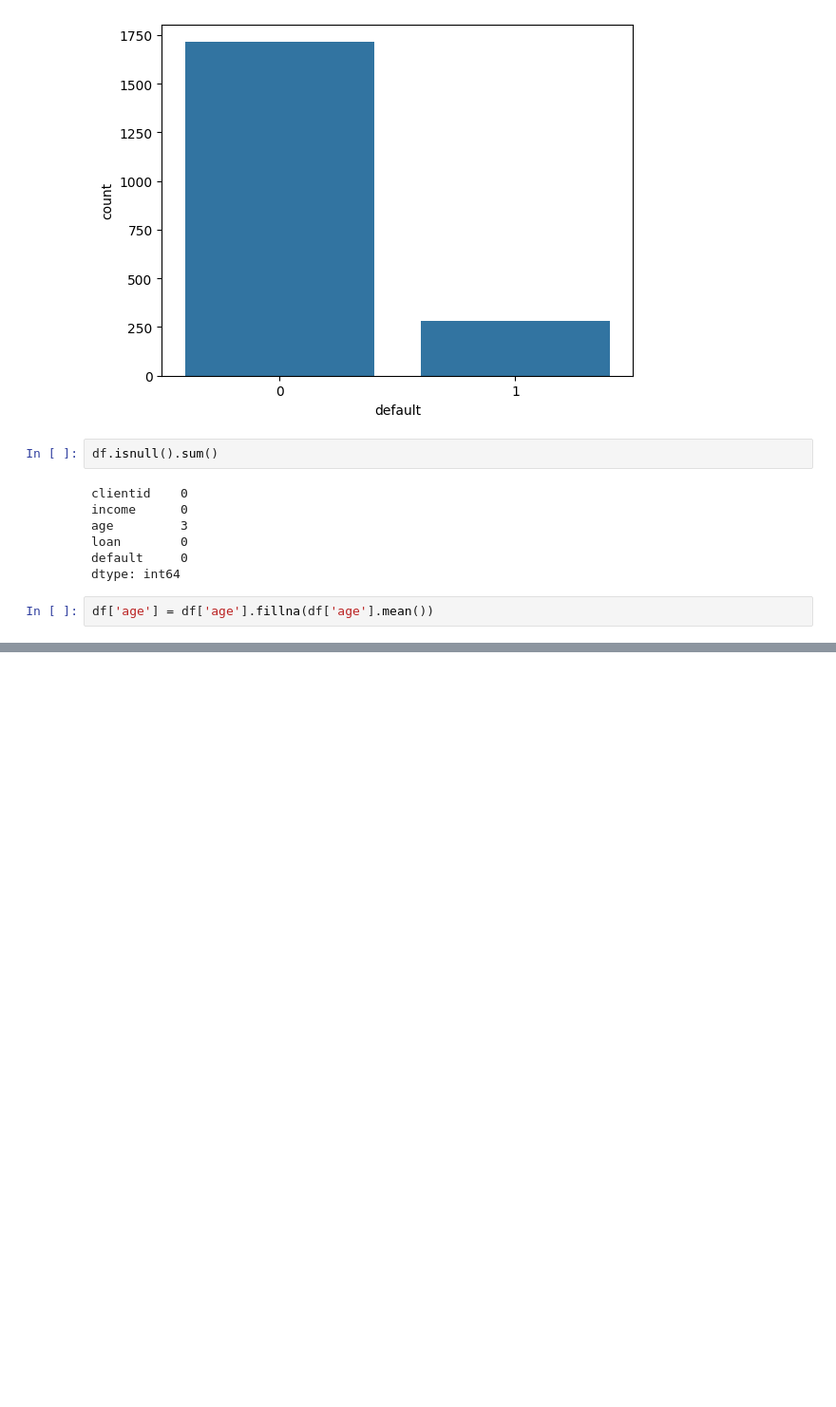
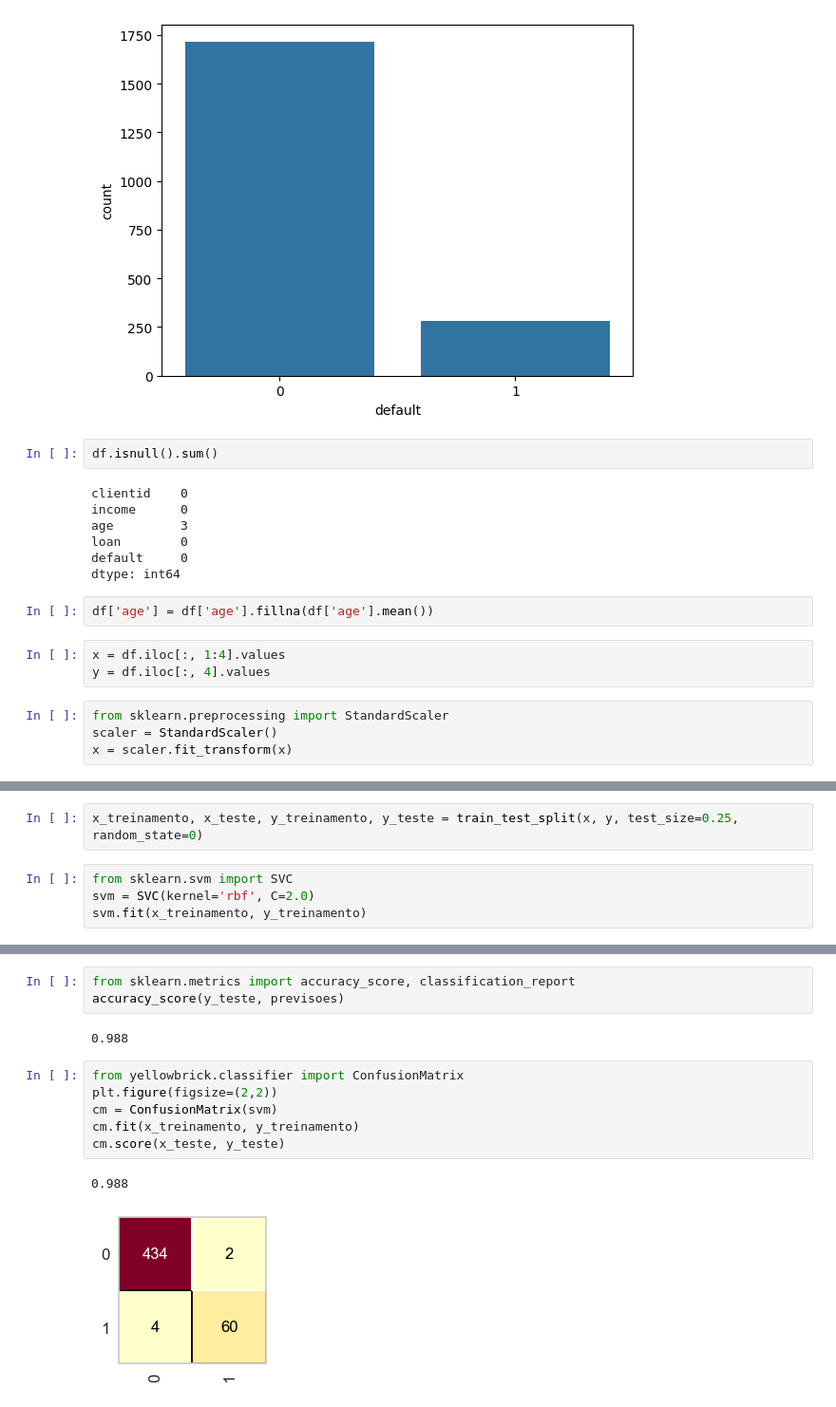
Before and after one commit to taykas/MachineLearning_BOSCH, a Jupyter notebook: credit.ipynb, the cells around one changed output, grey strips where cells are left out. Shown: that part at 95% size. Saved outputs shown, nothing was run; the diff lists cells and outputs as text; blank space fills up the shorter version.

```diff
--- a/credit.ipynb
+++ b/credit.ipynb
@@ -38,3 +38,10 @@ default     0
 dtype: int64
 # %%
 df['age'] = df['age'].fillna(df['age'].mean())
+# %%
+x = df.iloc[:, 1:4].values
+y = df.iloc[:, 4].values
+# %%
+from sklearn.preprocessing import StandardScaler
+scaler = StandardScaler()
+x = scaler.fit_transform(x)
@@ -40,0 +50,6 @@ df['age'] = df['age'].fillna(df['age'].mean())
+# %%
+x_treinamento, x_teste, y_treinamento, y_teste = train_test_split(x, y, test_size=0.25, random_state=0)
+# %%
+from sklearn.svm import SVC
+svm = SVC(kernel='rbf', C=2.0)
+svm.fit(x_treinamento, y_treinamento)
@@ -40,0 +79,14 @@ df['age'] = df['age'].fillna(df['age'].mean())
+# %%
+from sklearn.metrics import accuracy_score, classification_report
+accuracy_score(y_teste, previsoes)
+# %% [output]
+0.988
+# %%
+from yellowbrick.classifier import ConfusionMatrix
+plt.figure(figsize=(2,2))
+cm = ConfusionMatrix(svm)
+cm.fit(x_treinamento, y_treinamento)
+cm.score(x_teste, y_teste)
+# %% [output]
+0.988
+[figure, added]
```
Also changed, not shown: parts of 3 cells of this notebook.
